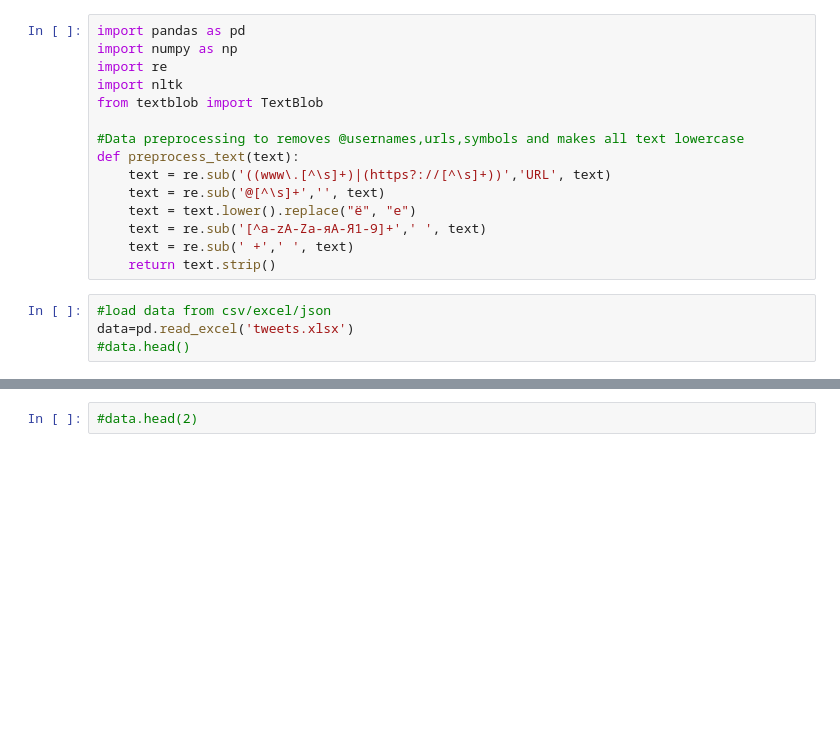
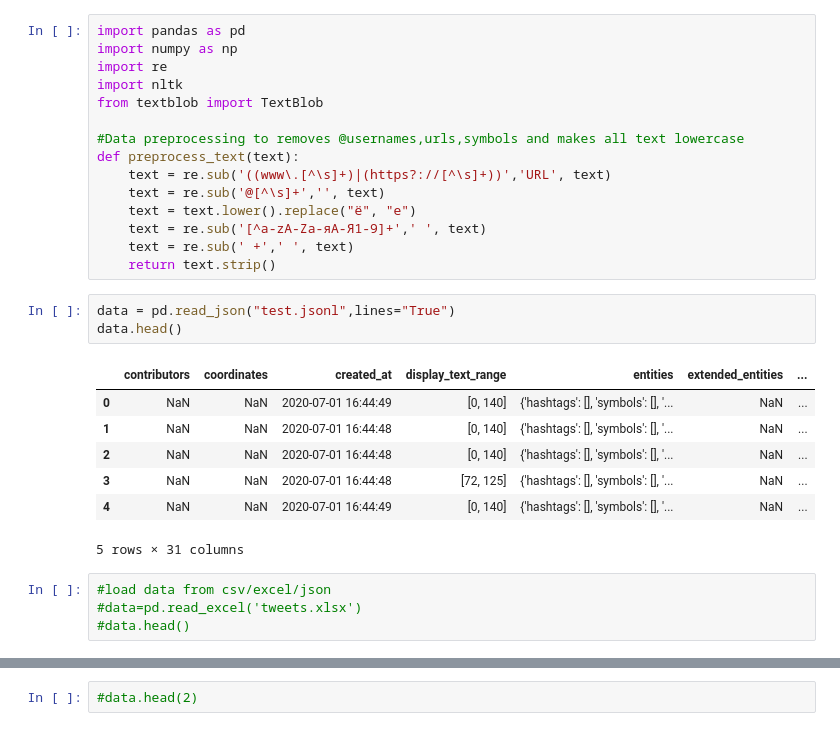
Before and after one commit to AllenFarcas/Mining-Twitter-for-the-Next-US-President, a Jupyter notebook: Textblob.ipynb, the cells around one changed output, grey strips where cells are left out. Drawn from its saved outputs; the diff is of its cells as text; blank space fills up the shorter version.

```diff
--- a/Textblob.ipynb
+++ b/Textblob.ipynb
@@ -13,9 +13,20 @@ def preprocess_text(text):
     text = re.sub('[^a-zA-Zа-яА-Я1-9]+',' ', text)
     text = re.sub(' +',' ', text)
     return text.strip()
+# %%
+data = pd.read_json("test.jsonl",lines="True")
+data.head()
+# %% [output]
+|  | contributors | coordinates | created_at | display_text_range | entities | extended_entities | ... |
+| 0 | NaN | NaN | 2020-07-01 16:44:49 | [0, 140] | {'hashtags': [], 'symbols': [], '... | NaN | ... |
+| 1 | NaN | NaN | 2020-07-01 16:44:48 | [0, 140] | {'hashtags': [], 'symbols': [], '... | NaN | ... |
+| 2 | NaN | NaN | 2020-07-01 16:44:48 | [0, 140] | {'hashtags': [], 'symbols': [], '... | NaN | ... |
+| 3 | NaN | NaN | 2020-07-01 16:44:48 | [72, 125] | {'hashtags': [], 'symbols': [], '... | NaN | ... |
+| 4 | NaN | NaN | 2020-07-01 16:44:49 | [0, 140] | {'hashtags': [], 'symbols': [], '... | NaN | ... |
+5 rows × 31 columns
 # %%
 #load data from csv/excel/json
-data=pd.read_excel('tweets.xlsx')
+#data=pd.read_excel('tweets.xlsx')
 #data.head()
 # %%
 text = [preprocess_text(t) for t in data.iloc[:]['full_text']]
```
Also changed, not shown: parts of 2 cells of this notebook.
